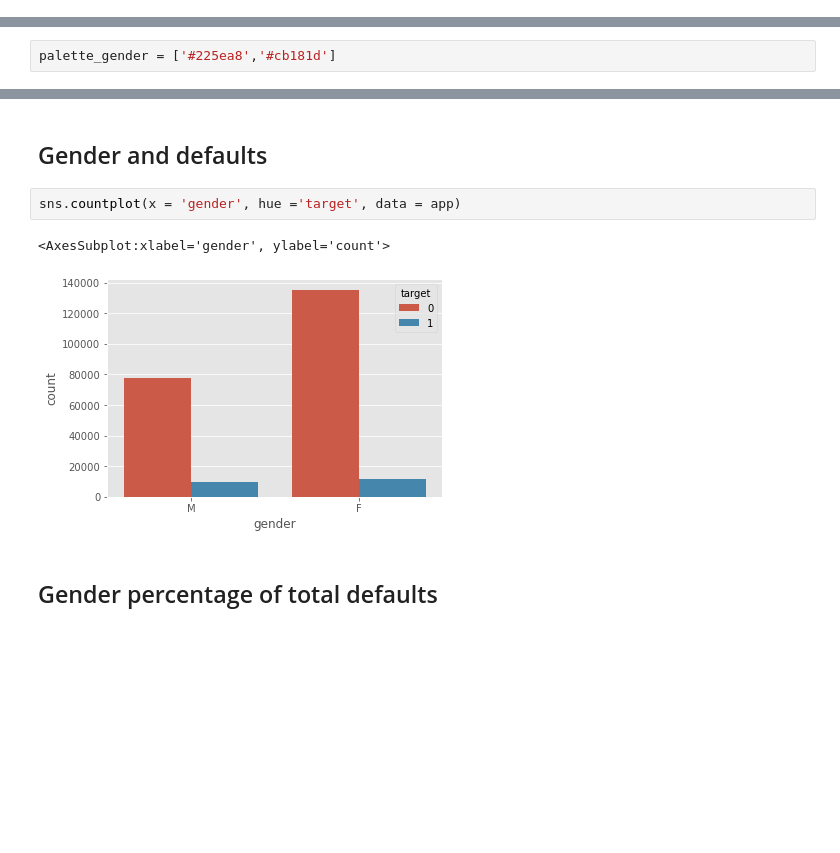
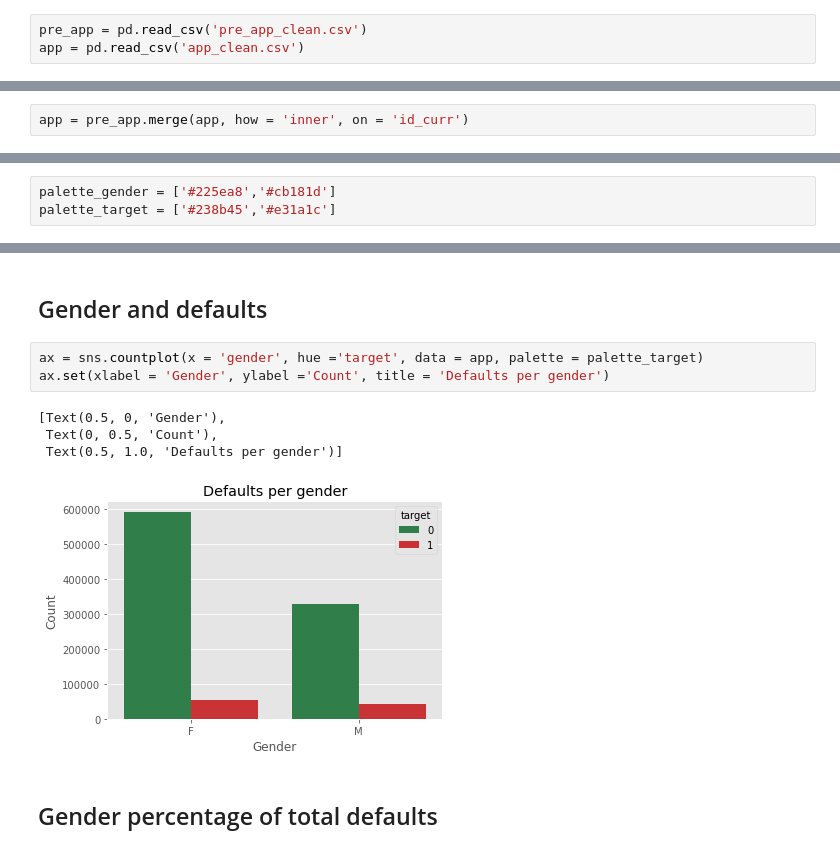
Before and after one commit to LenaChretien/Credit-Card-Fraud, a Jupyter notebook: General Data exploration.ipynb, the cells around one changed output, grey strips where cells are left out. Saved outputs shown, nothing was run; the diff lists cells and outputs as text; blank space fills up the shorter version.

```diff
--- a/General Data exploration.ipynb
+++ b/General Data exploration.ipynb
@@ -28,0 +13,3 @@ print(app.shape)
+# %%
+pre_app = pd.read_csv('pre_app_clean.csv')
+app = pd.read_csv('app_clean.csv')
@@ -28,0 +37,2 @@ print(app.shape)
+# %%
+app = pre_app.merge(app, how = 'inner', on = 'id_curr')
@@ -29,5 +65,6 @@ print(app.shape)
 # %%
 palette_gender = ['#225ea8','#cb181d']
+palette_target = ['#238b45','#e31a1c']
 # %% [markdown]
 ## Type of loan and default rates
 # %%
@@ -117,10 +154,13 @@ ax.set(xlabel = 'Age', ylabel ='Percent [%]', title = 'Defaults per age group')
 # %% [markdown]
 ## Gender and defaults
 # %%
-sns.countplot(x = 'gender', hue ='target', data = app)
+ax = sns.countplot(x = 'gender', hue ='target', data = app, palette = palette_target)
+ax.set(xlabel = 'Gender', ylabel ='Count', title = 'Defaults per gender')
 # %% [output]
-<AxesSubplot:xlabel='gender', ylabel='count'>
+[Text(0.5, 0, 'Gender'),
+ Text(0, 0.5, 'Count'),
+ Text(0.5, 1.0, 'Defaults per gender')]
-[figure, old version]
+[figure, new version]
 # %% [markdown]
 ## Gender percentage of total defaults
 # %%
```
Also changed, not shown: parts of 69 cells of this notebook, 4 other files.
